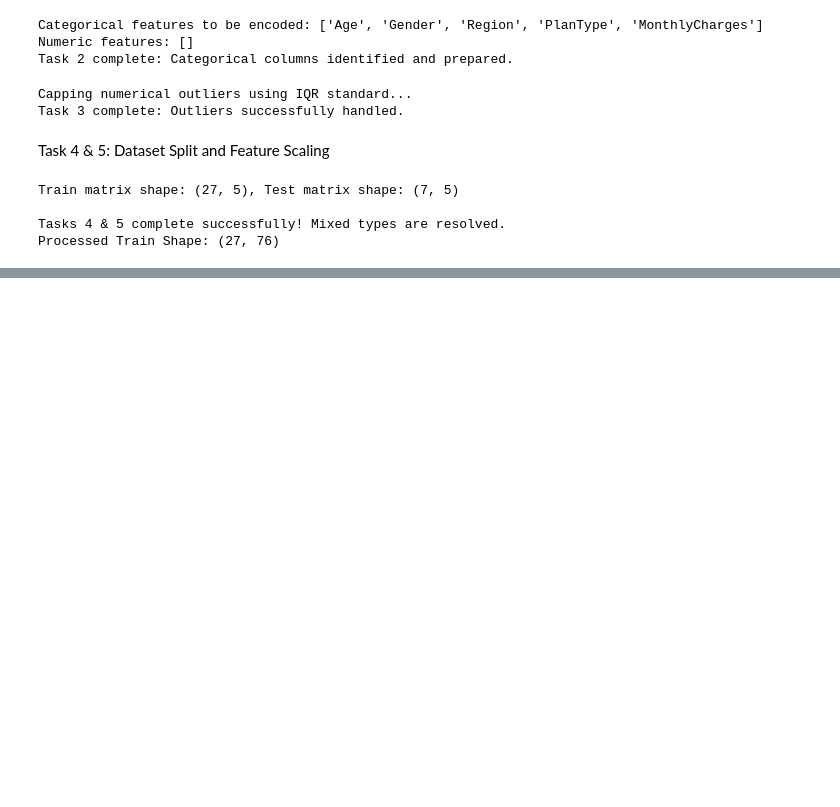
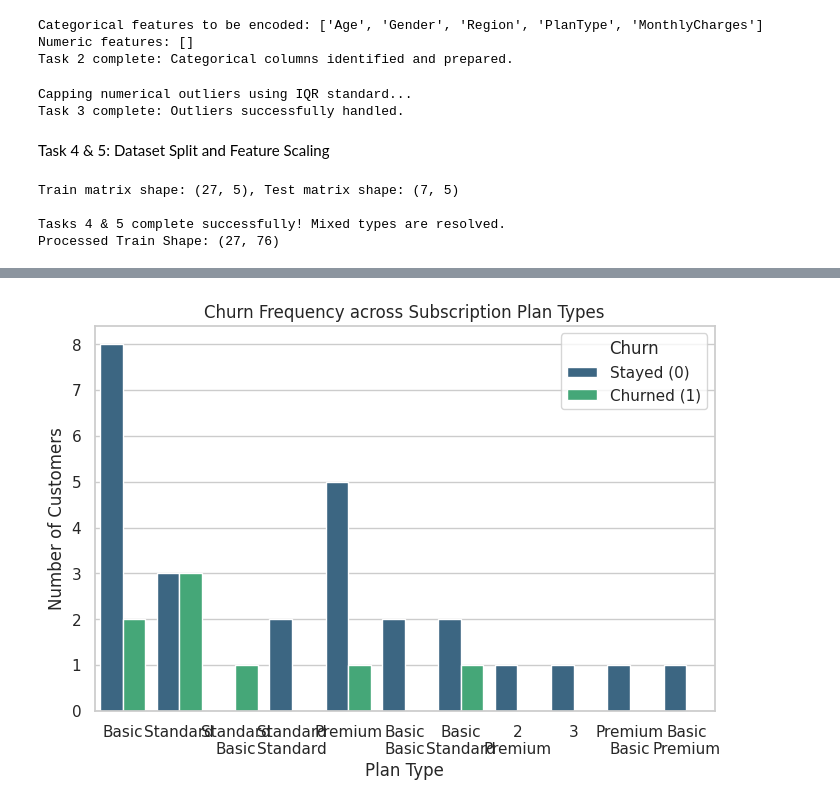
Before and after one commit to mahmudulhasantechnology-cmyk/-Telecommunications-Customer-Churn-Prediction-Using-Machine-Learning-, a Jupyter notebook: “Telecommunications Customer Churn Prediction Using Machine Learning”.ipynb, the cells around one changed output, grey strips where cells are left out. Drawn from its saved outputs; the diff is of its cells as text; code cells hidden in the pictures; blank space fills up the shorter version.

```diff
--- a/“Telecommunications Customer Churn Prediction Using Machine Learning”.ipynb
+++ b/“Telecommunications Customer Churn Prediction Using Machine Learning”.ipynb
@@ -114,0 +225,11 @@ Processed Train Shape: (27, 76)
+# %%
+# Visualizing churn proportions across different subscription tiers
+plt.figure(figsize=(8, 5))
+sns.countplot(data=df, x='PlanType', hue='Churn', palette='viridis')
+plt.title("Churn Frequency across Subscription Plan Types")
+plt.xlabel("Plan Type")
+plt.ylabel("Number of Customers")
+plt.legend(title='Churn', labels=['Stayed (0)', 'Churned (1)'])
+plt.show()
+# %% [output]
+[figure, added]
```
Also changed, not shown: parts of 8 cells of this notebook.
